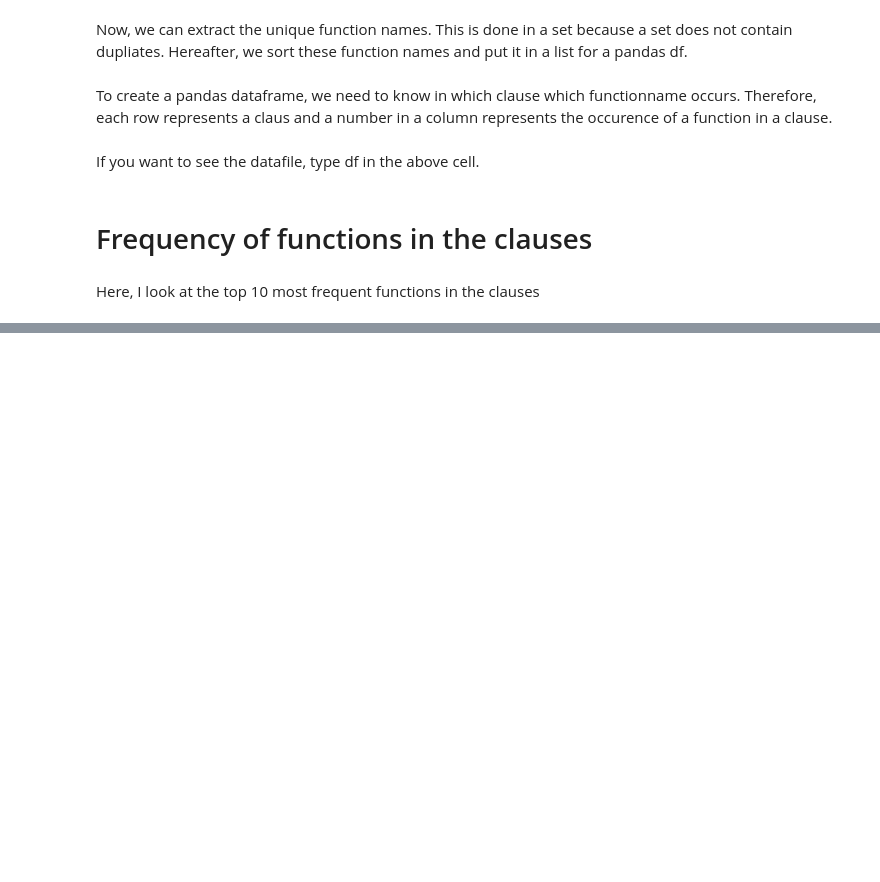
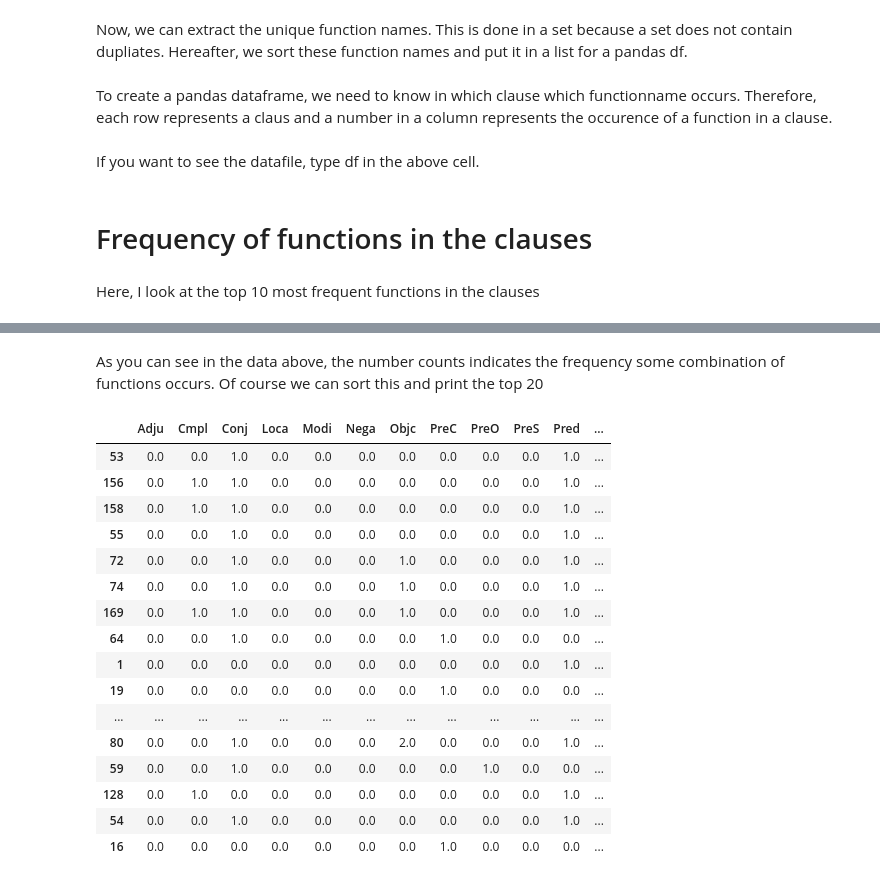
Before and after one commit to ETCBC/Probabilistic_Language_Change, a Jupyter notebook: Data analysis notebook.ipynb, the cells around one changed output, grey strips where cells are left out. Saved outputs shown, nothing was run; the diff lists cells and outputs as text; code cells hidden in the pictures; blank space fills up the shorter version.

```diff
--- a/Data analysis notebook.ipynb
+++ b/Data analysis notebook.ipynb
@@ -75,0 +125,22 @@ sorted(relativeFrequency.items(), key=operator.itemgetter(1), reverse=True)[:10]
+# %% [markdown]
+As you can see in the data above, the number counts indicates the frequency some combination of functions occurs. Of course we can sort this and print the top 20
+# %%
+dfCount.sort_values(["count"], ascending=False)[:20]
+# %% [output]
+|  | Adju | Cmpl | Conj | Loca | Modi | Nega | Objc | PreC | PreO | PreS | Pred | ... |
+| 53 | 0.0 | 0.0 | 1.0 | 0.0 | 0.0 | 0.0 | 0.0 | 0.0 | 0.0 | 0.0 | 1.0 | ... |
+| 156 | 0.0 | 1.0 | 1.0 | 0.0 | 0.0 | 0.0 | 0.0 | 0.0 | 0.0 | 0.0 | 1.0 | ... |
+| 158 | 0.0 | 1.0 | 1.0 | 0.0 | 0.0 | 0.0 | 0.0 | 0.0 | 0.0 | 0.0 | 1.0 | ... |
+| 55 | 0.0 | 0.0 | 1.0 | 0.0 | 0.0 | 0.0 | 0.0 | 0.0 | 0.0 | 0.0 | 1.0 | ... |
+| 72 | 0.0 | 0.0 | 1.0 | 0.0 | 0.0 | 0.0 | 1.0 | 0.0 | 0.0 | 0.0 | 1.0 | ... |
+| 74 | 0.0 | 0.0 | 1.0 | 0.0 | 0.0 | 0.0 | 1.0 | 0.0 | 0.0 | 0.0 | 1.0 | ... |
+| 169 | 0.0 | 1.0 | 1.0 | 0.0 | 0.0 | 0.0 | 1.0 | 0.0 | 0.0 | 0.0 | 1.0 | ... |
+| 64 | 0.0 | 0.0 | 1.0 | 0.0 | 0.0 | 0.0 | 0.0 | 1.0 | 0.0 | 0.0 | 0.0 | ... |
+| 1 | 0.0 | 0.0 | 0.0 | 0.0 | 0.0 | 0.0 | 0.0 | 0.0 | 0.0 | 0.0 | 1.0 | ... |
+| 19 | 0.0 | 0.0 | 0.0 | 0.0 | 0.0 | 0.0 | 0.0 | 1.0 | 0.0 | 0.0 | 0.0 | ... |
+| ... | ... | ... | ... | ... | ... | ... | ... | ... | ... | ... | ... | ... |
+| 80 | 0.0 | 0.0 | 1.0 | 0.0 | 0.0 | 0.0 | 2.0 | 0.0 | 0.0 | 0.0 | 1.0 | ... |
+| 59 | 0.0 | 0.0 | 1.0 | 0.0 | 0.0 | 0.0 | 0.0 | 0.0 | 1.0 | 0.0 | 0.0 | ... |
+| 128 | 0.0 | 1.0 | 0.0 | 0.0 | 0.0 | 0.0 | 0.0 | 0.0 | 0.0 | 0.0 | 1.0 | ... |
+| 54 | 0.0 | 0.0 | 1.0 | 0.0 | 0.0 | 0.0 | 0.0 | 0.0 | 0.0 | 0.0 | 1.0 | ... |
+| 16 | 0.0 | 0.0 | 0.0 | 0.0 | 0.0 | 0.0 | 0.0 | 1.0 | 0.0 | 0.0 | 0.0 | ... |
```
Also changed, not shown: parts of 14 cells of this notebook, 5 other files.
